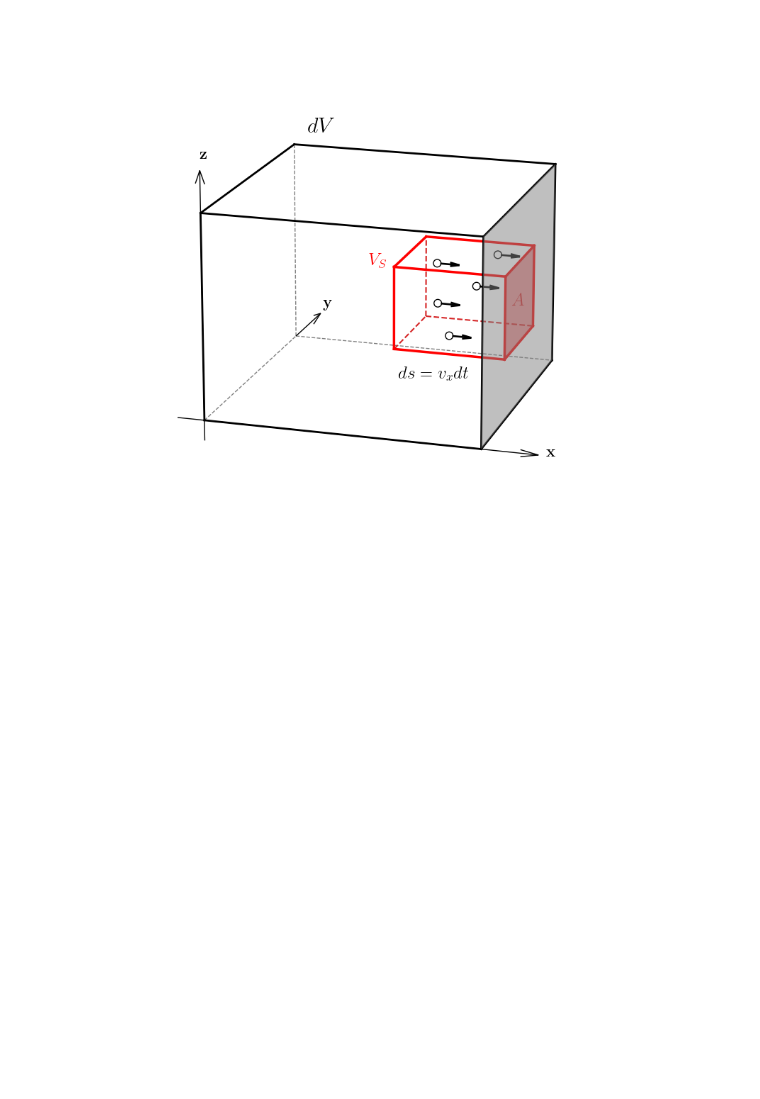
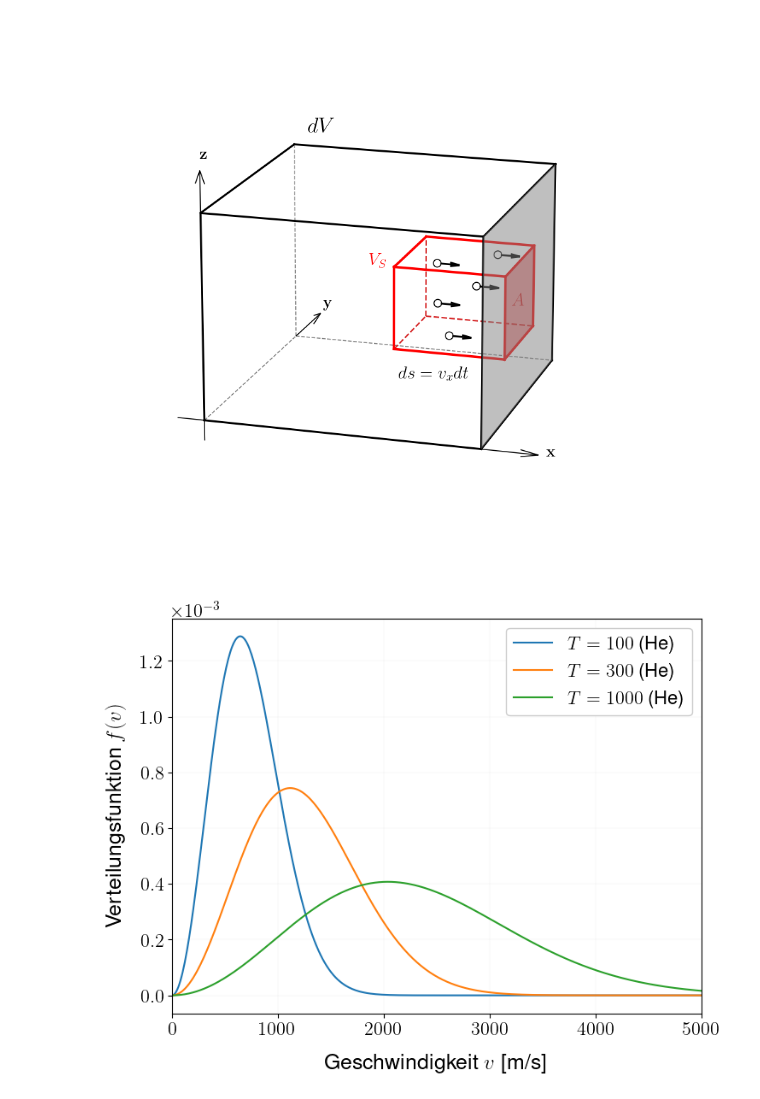
Before and after one commit to Alex-Hasi2/Skriptum_Grundlagen_Physik_FH-Campus, a Jupyter notebook: Bilder/python_images.ipynb, the cells around one changed output. Saved outputs shown, nothing was run; the diff lists cells and outputs as text; code cells hidden in the pictures; blank space fills up the shorter version.

Commit message:
added a few illustrations finished maxwell-boltzmann distribution part

```diff
--- a/Bilder/python_images.ipynb
+++ b/Bilder/python_images.ipynb
@@ -279,3 +283,94 @@ output_folder = 'C:/Users/alexsc31/Documents_privat/FH Campus/Clinical_Engineeri
 plt.savefig(output_folder + 'particles_in_box.pdf', bbox_inches='tight')
 # %% [output]
 [figure]
+# %%
+import numpy as np
+import matplotlib.pyplot as plt
+from matplotlib import rc
+
+u = 1.660539066e-27
+mHe = 4.002602*u
+mH = 1.00784602*u
+
+rc('font',**{'family':'sans-serif','sans-serif':['Helvetica']})
+## for Palatino and other serif fonts use:
+#rc('font',**{'family':'serif','serif':['Palatino']})
+rc('text', usetex=True)
+
+fs_axislabels = 18
+fs_ticklabels = 16
+fs_legendlabels=16
+
+
+# Define the Maxwell-Boltzmann distribution function
+def maxwell_boltzmann(m, T, v):
+    k = 1.38e-23  # Boltzmann constant
+    return (m / (2 * np.pi * k * T))**(3/2) * 4 * np.pi * v**2 * np.exp(-(m * v**2) / (2 * k * T))
+
+def vW(m, T):
+    k = 1.38e-23  # Boltzmann constant
+    return np.sqrt(2*k*T/m)
+
+def vBar(m,T):
+    return 2*vW(m,T)/np.sqrt(np.pi)
+
+def vSquaredBar(m,T):
+    return (3/2)*(vW(m,T)**2)
+
+
+# Define velocity range
+v = np.linspace(0, 5000, 500)
+
+# Calculate distributions for different temperatures
+T_values = [100, 300, 1000]
+distributions_He = [maxwell_boltzmann(mHe, T, v) for T in T_values]
+colors = ['tab:blue','tab:orange','tab:green']
+# Plot the distributions
+plt.figure(figsize=(8, 6))
+for T, dist, color in zip(T_values, distributions_He, colors):
+    plt.plot(v, dist, label=rf"$T = {T} $ (He)", linestyle='-')
+
+# Add lines for vW, vBar, and vSquaredBar
+alpha_lines = 0.7
+for T, color in zip(T_values, colors):
+    vw = vW(mHe, T)
+    vbar = vBar(mHe, T)
+    vsquaredbar = np.sqrt(vSquaredBar(mHe, T))
+    # plt.axvline(vw, color=color, linestyle='-', alpha=alpha_lines)
+    # plt.axvline(vbar, color=color, linestyle='--', alpha=alpha_lines)
+    # plt.axvline(vsquaredbar, color=color, linestyle='-.', alpha=alpha_lines)
+
+# plt.axvline(-vw, linestyle='-', color='black', alpha=alpha_lines, label=f"$v_W$")
+# plt.axvline(-vbar, linestyle='--', color='black',alpha=alpha_lines, label=r"$\widebar{v}$")
+# plt.axvline(-vsquaredbar, linestyle='-.', color='black', alpha=alpha_lines, label=r"$\sqrt{\widebar{v^2}}$")
+# set the exponent on the y-axis to scientific notation
+plt.ticklabel_format(axis='y', style='sci', scilimits=(0,0))
+# set the fontsize of the exponent
+plt.gca().yaxis.get_offset_text().set_fontsize(fs_ticklabels)
+# set the tick label fontsize
+plt.xticks(fontsize=fs_ticklabels)
+plt.yticks(fontsize=fs_ticklabels)
+
+
+# plt.title("Maxwell-Boltzmann Verteilung", fontsize=16)
+plt.xlim([0, 5000])
+plt.xlabel(r"Geschwindigkeit $v$ [m/s]", fontsize=fs_axislabels)
+plt.ylabel(r"Verteilungsfunktion $f(v)$", fontsize=fs_axislabels)
+
+# Increase the offset between the axis label and the tick labels
+plt.gca().xaxis.labelpad = 12
+plt.gca().yaxis.labelpad = 12
+
+# set the legend background to white with alpha 0.8
+legend = plt.legend(fontsize=fs_legendlabels, loc='upper right')
+legend.get_frame().set_alpha(1.0)
+
+plt.grid(color='gray', linestyle='-', linewidth=0.1, alpha=0.4)
+
+
+# plt.show()
+
+output_folder = 'C:/Users/alexsc31/Documents_privat/FH Campus/Clinical_Engineering/GithubRepo/Skriptum_Grundlagen_Physik_FH-Campus/Bilder/Kapitel_Waermelehre/'
+plt.savefig(output_folder + 'maxwell-boltzmann_He_T100-1000K.pdf', bbox_inches='tight')
+# %% [output]
+[figure, added]
```
Also changed, not shown: parts of 1 cell of this notebook, 3 other files.
